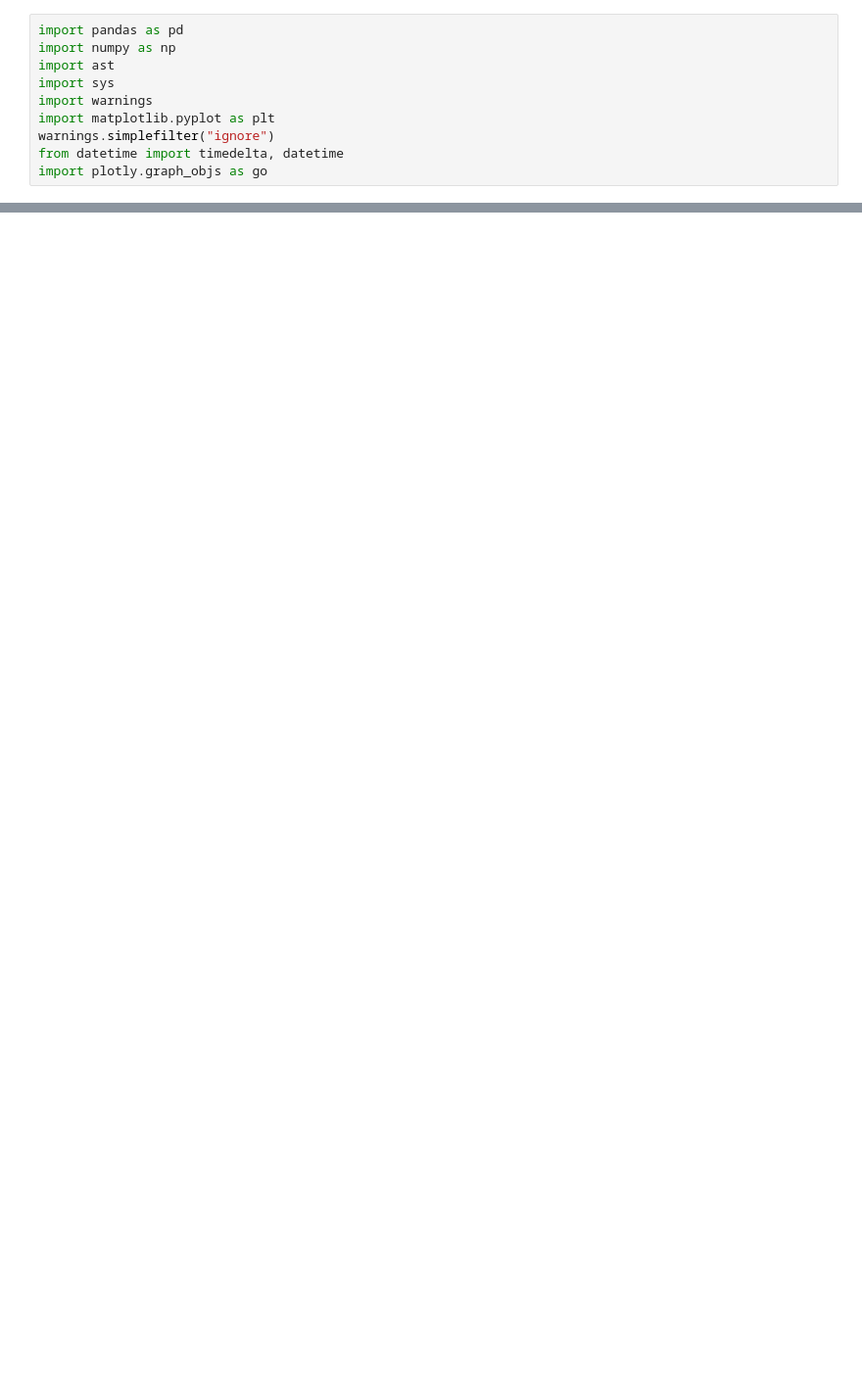
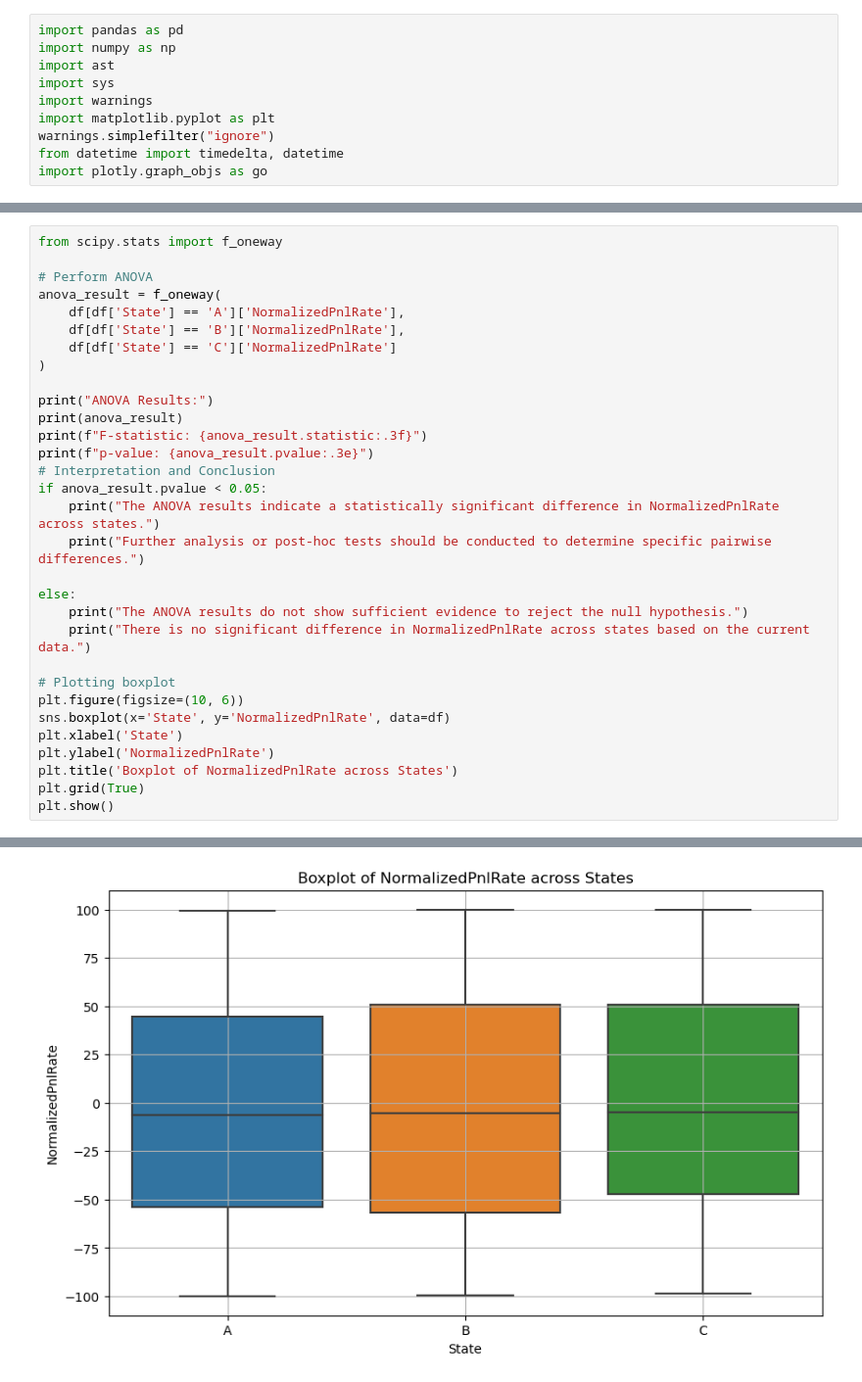
Before and after one commit to dyang1999/notebooks, a Jupyter notebook: time_series_analysis.ipynb, the cells around one changed output, grey strips where cells are left out. Shown at 98% size. Drawn from its saved outputs; the diff is of its cells as text; blank space fills up the shorter version.

```diff
--- a/time_series_analysis.ipynb
+++ b/time_series_analysis.ipynb
@@ -251,0 +379,32 @@ plot_time_series_per_state(df)
+# %%
+from scipy.stats import f_oneway
+
+# Perform ANOVA
+anova_result = f_oneway(
+    df[df['State'] == 'A']['NormalizedPnlRate'],
+    df[df['State'] == 'B']['NormalizedPnlRate'],
+    df[df['State'] == 'C']['NormalizedPnlRate']
+)
+
+print("ANOVA Results:")
+print(anova_result)
+print(f"F-statistic: {anova_result.statistic:.3f}")
+print(f"p-value: {anova_result.pvalue:.3e}")
+# Interpretation and Conclusion
+if anova_result.pvalue < 0.05:
+    print("The ANOVA results indicate a statistically significant difference in NormalizedPnlRate across states.")
+    print("Further analysis or post-hoc tests should be conducted to determine specific pairwise differences.")
+
+else:
+    print("The ANOVA results do not show sufficient evidence to reject the null hypothesis.")
+    print("There is no significant difference in NormalizedPnlRate across states based on the current data.")
+
+# Plotting boxplot
+plt.figure(figsize=(10, 6))
+sns.boxplot(x='State', y='NormalizedPnlRate', data=df)
+plt.xlabel('State')
+plt.ylabel('NormalizedPnlRate')
+plt.title('Boxplot of NormalizedPnlRate across States')
+plt.grid(True)
+plt.show()
+# %% [output]
@@ -251,0 +417 @@ plot_time_series_per_state(df)
+[figure, added]
```
Also changed, not shown: parts of 12 cells of this notebook.
